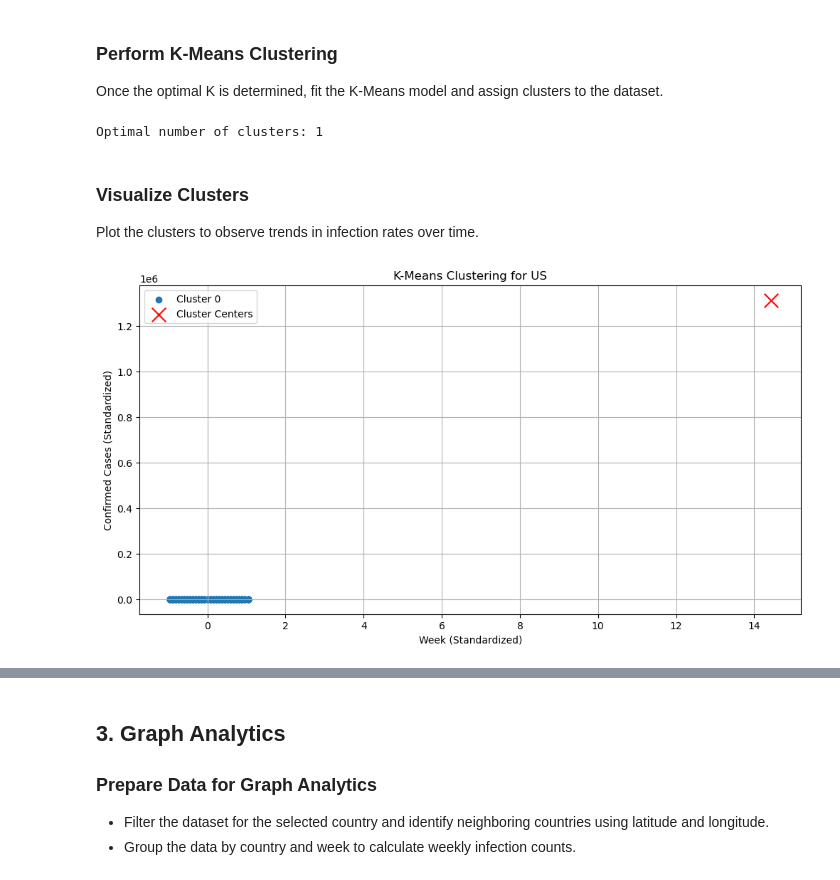
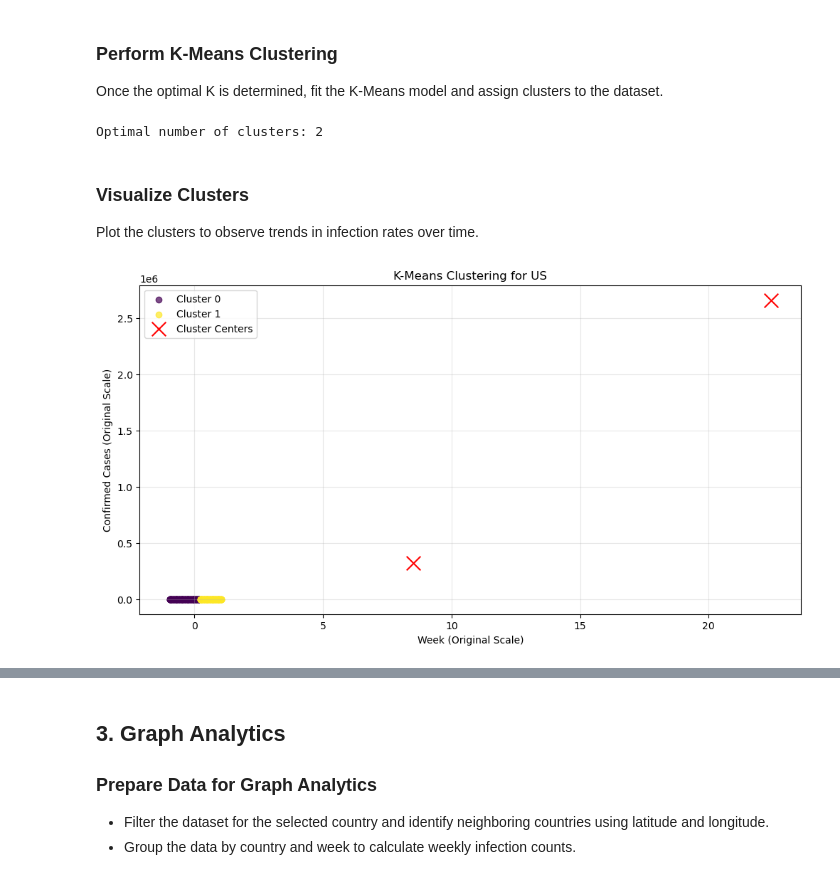
Before and after one commit to CluongUni/torrens-bda601, a Jupyter notebook: Assessment 03/A00117495_BDA601_Assessment3.ipynb, the cells around one changed output, grey strips where cells are left out. Drawn from its saved outputs; the diff is of its cells as text; code cells hidden in the pictures.

```diff
--- a/Assessment 03/A00117495_BDA601_Assessment3.ipynb
+++ b/Assessment 03/A00117495_BDA601_Assessment3.ipynb
@@ -191,7 +190,7 @@ import matplotlib.pyplot as plt
 # Elbow Method to find the optimal K
 inertia = []
 silhouette_scores = []
-K_range = range(1, 11)
+K_range = range(2, 11)
 
 for k in K_range:
     kmeans = KMeans(n_clusters=k, random_state=42)
@@ -236,27 +235,29 @@ clustering_data['Cluster'] = kmeans.fit_predict(clustering_data[['Week', 'Confir
 # Add cluster centers for visualization
 cluster_centers = scaler.inverse_transform(kmeans.cluster_centers_)
 # %% [output]
-Optimal number of clusters: 1
+Optimal number of clusters: 2
 # %% [markdown]
 ### Visualize Clusters
 Plot the clusters to observe trends in infection rates over time.
 # %%
 # Plot the clusters
 plt.figure(figsize=(12, 6))
 colors = plt.cm.viridis(np.linspace(0, 1, optimal_k))
 
-for cluster in range(optimal_k):
+for cluster, color in enumerate(colors):
     cluster_points = clustering_data[clustering_data['Cluster'] == cluster]
-    plt.scatter(cluster_points['Week'], cluster_points['Confirmed'], label=f'Cluster {cluster}')
+    plt.scatter(cluster_points['Week'], cluster_points['Confirmed'],
+                color=color, label=f'Cluster {cluster}', alpha=0.7)
 
 # Plot cluster centers
-plt.scatter(cluster_centers[:, 0], cluster_centers[:, 1], color='red', marker='x', s=200, label='Cluster Centers')
+plt.scatter(cluster_centers_original[:, 0], cluster_centers_original[:, 1],
+            color='red', marker='x', s=200, label='Cluster Centers')
 
 plt.title(f'K-Means Clustering for {selected_country}')
-plt.xlabel('Week (Standardized)')
-plt.ylabel('Confirmed Cases (Standardized)')
+plt.xlabel('Week (Original Scale)')
+plt.ylabel('Confirmed Cases (Original Scale)')
 plt.legend()
-plt.grid(True)
+plt.grid(True, alpha=0.3)
 plt.show()
 # %% [output]
-[figure, old version]
+[figure, new version]
```
Also changed, not shown: parts of 4 cells of this notebook.
